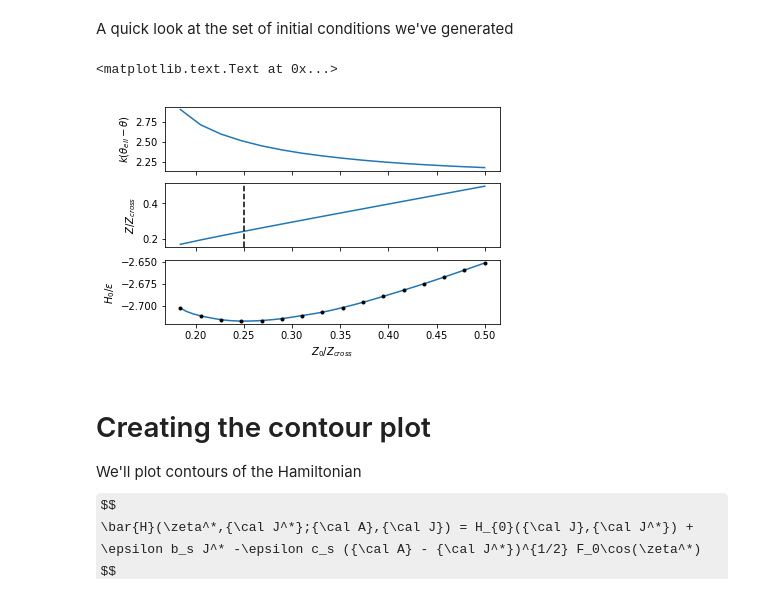
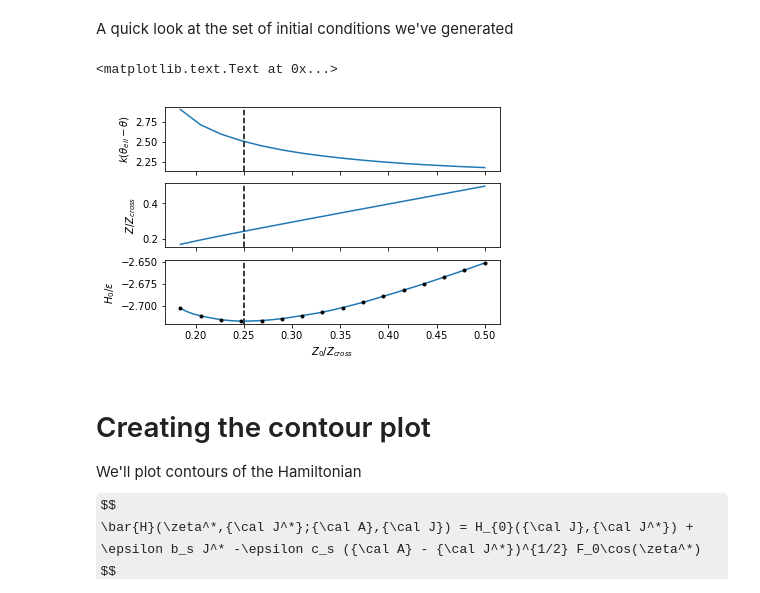
Before and after one commit to shadden/IntegrableModelforResonances, a Jupyter notebook: jupyter_examples/Secular_Resonance_Contours_Fig7.ipynb, the cells around one changed output. Drawn from its saved outputs; the diff is of its cells as text; code cells hidden in the pictures; some formulas as TeX source.

```diff
--- a/jupyter_examples/Secular_Resonance_Contours_Fig7.ipynb
+++ b/jupyter_examples/Secular_Resonance_Contours_Fig7.ipynb
@@ -175,20 +171,21 @@ A quick look at the set of initial conditions we've generated
 # %%
 _,_,Zcross = res_model.get_z1z2Z_from_zfrac(1)
 JtoZfrac = lambda J: np.sqrt(J/res_model.Zsq_to_J) / Zcross
 fig,ax = plt.subplots(3,sharex=True)
 ax[0].plot(JtoZfrac(ics[:,3]) , res_model.k * (yell[0]-ics[:,0]) )
 ax[1].plot(JtoZfrac(ics[:,3]) , JtoZfrac(ics[:,2]))
 ax[0].set_ylabel(r"$k(\theta_{ell}-\theta)$")
 ax[1].set_ylabel(r"$Z/Z_{cross}$")
-ax[1].axvline(zf0,color='k',ls='--')
+for a in ax:
+    a.axvline(zf0,color='k',ls='--')
 _x = np.linspace(zf_min,zf_max)
 ax[2].plot(_x,[res_model.H(ics_vs_zfrac(zf))/res_model.eps for zf in _x])
 ax[2].plot(zfs,[res_model.H(ics_vs_zfrac(zf))/res_model.eps for zf in zfs],'k.')
 ax[2].set_xlabel(r"$Z_0/Z_{cross}$")
 ax[2].set_ylabel(r"$H_{0}/\epsilon$")
 # %% [output]
 <matplotlib.text.Text at 0x...>
-[figure, old version]
+[figure, new version]
 # %% [markdown]
 #  Creating the contour plot
 
```
Also changed, not shown: parts of 2 cells of this notebook.
